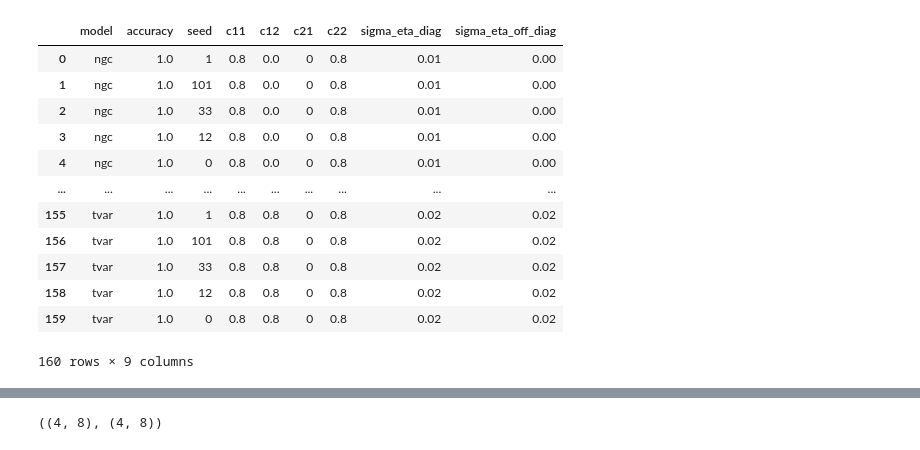
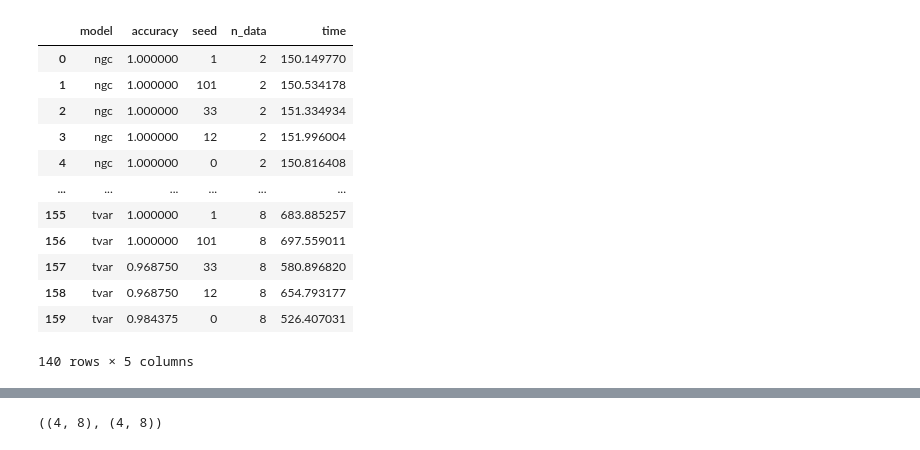
Before and after one commit to brunojerkovic/MasterThesis-1, a Jupyter notebook: DataPlotting.ipynb, the cells around one changed output, grey strips where cells are left out. Saved outputs shown, nothing was run; the diff lists cells and outputs as text; code cells hidden in the pictures.

```diff
--- a/DataPlotting.ipynb
+++ b/DataPlotting.ipynb
@@ -2,44 +2,43 @@
 import numpy as np
 import pandas as pd
 # %%
-experiment = f'2'
+experiment = f'3'
 
 df = pd.read_csv(f'results/{experiment}/processed_data_{experiment}.csv', index_col='Unnamed: 0')
 
-#df = df.loc[df.c12 == 0]
-#df = df[[c for c in df.columns if c != 'date']]
-#df['accuracy'] = df[[c for c in df.columns if c.endswith('_acc')][0]]
-#df = df[df.n_data <= 8]
-df.loc[df.sigma_eta_off_diag == -1, 'sigma_eta_off_diag'] = df.sigma_eta_diag
-#df = df[[c for c in df.columns if c != 'tvt_split']]
+df = df.loc[df.c12 == 0] if int(experiment[0]) == 2 else df
+df = df[df.n_data <= 8] if int(experiment[0]) == 3 else df
+#df = df.drop(columns=['time']) if int(experiment[0]) == 3 else df
+if int(experiment[0]) == 2:
+    df.loc[df.sigma_eta_off_diag == -1, 'sigma_eta_off_diag'] = df.sigma_eta_diag
 if 'prior' in df.columns:
     df.loc[df.prior == True, 'model'] = df[df.prior == True].model + '_sparse'
 
-# Dataframe experiment 7
-#acc_cols = [c[:-4] for c in df.columns if c.endswith('_acc')]
-#num_repetitions = len(df)
+# Dataframe experiment # ALL OF THIS: 7,8
+if int(experiment[0]) > 5:
+    acc_cols = [c[:-4] for c in df.columns if c.endswith('_acc')]
+    num_repetitions = len(df)
 
-#df = pd.concat([df, df, df])
-#df = df.reset_index(drop=True)
-#df['dataset'] = sorted(acc_cols * num_repetitions)
-#df['accuracy'] = np.zeros(df.shape[0])
-#for acc_col in acc_cols:
-#    df.loc[df.dataset == acc_col, 'accuracy'] = df.loc[df.dataset == acc_col, f"{acc_col}_acc"]
-#df = df[df.c21 == 0]
+    df = pd.concat([df, df, df])
+    df = df.reset_index(drop=True)
+    df['dataset'] = sorted(acc_cols * num_repetitions)
+    df['accuracy'] = np.zeros(df.shape[0])
+    for acc_col in acc_cols:
+        df.loc[df.dataset == acc_col, 'accuracy'] = df.loc[df.dataset == acc_col, f"{acc_col}_acc"]
 
 df
 # %% [output]
-|  | model | accuracy | seed | c11 | c12 | c21 | c22 | sigma_eta_diag | sigma_eta_off_diag |
-| 0 | ngc | 1.0 | 1 | 0.8 | 0.0 | 0 | 0.8 | 0.01 | 0.00 |
-| 1 | ngc | 1.0 | 101 | 0.8 | 0.0 | 0 | 0.8 | 0.01 | 0.00 |
-| 2 | ngc | 1.0 | 33 | 0.8 | 0.0 | 0 | 0.8 | 0.01 | 0.00 |
-| 3 | ngc | 1.0 | 12 | 0.8 | 0.0 | 0 | 0.8 | 0.01 | 0.00 |
-| 4 | ngc | 1.0 | 0 | 0.8 | 0.0 | 0 | 0.8 | 0.01 | 0.00 |
-| ... | ... | ... | ... | ... | ... | ... | ... | ... | ... |
-| 155 | tvar | 1.0 | 1 | 0.8 | 0.8 | 0 | 0.8 | 0.02 | 0.02 |
-| 156 | tvar | 1.0 | 101 | 0.8 | 0.8 | 0 | 0.8 | 0.02 | 0.02 |
-| 157 | tvar | 1.0 | 33 | 0.8 | 0.8 | 0 | 0.8 | 0.02 | 0.02 |
-| 158 | tvar | 1.0 | 12 | 0.8 | 0.8 | 0 | 0.8 | 0.02 | 0.02 |
-| 159 | tvar | 1.0 | 0 | 0.8 | 0.8 | 0 | 0.8 | 0.02 | 0.02 |
+|  | model | accuracy | seed | n_data | time |
+| 0 | ngc | 1.000000 | 1 | 2 | 150.149770 |
+| 1 | ngc | 1.000000 | 101 | 2 | 150.534178 |
+| 2 | ngc | 1.000000 | 33 | 2 | 151.334934 |
+| 3 | ngc | 1.000000 | 12 | 2 | 151.996004 |
+| 4 | ngc | 1.000000 | 0 | 2 | 150.816408 |
+| ... | ... | ... | ... | ... | ... |
+| 155 | tvar | 1.000000 | 1 | 8 | 683.885257 |
+| 156 | tvar | 1.000000 | 101 | 8 | 697.559011 |
+| 157 | tvar | 0.968750 | 33 | 8 | 580.896820 |
+| 158 | tvar | 0.968750 | 12 | 8 | 654.793177 |
+| 159 | tvar | 0.984375 | 0 | 8 | 526.407031 |
-160 rows × 9 columns
+140 rows × 5 columns
 # %%
```
Also changed, not shown: parts of 3 cells of this notebook, 4 other files.
